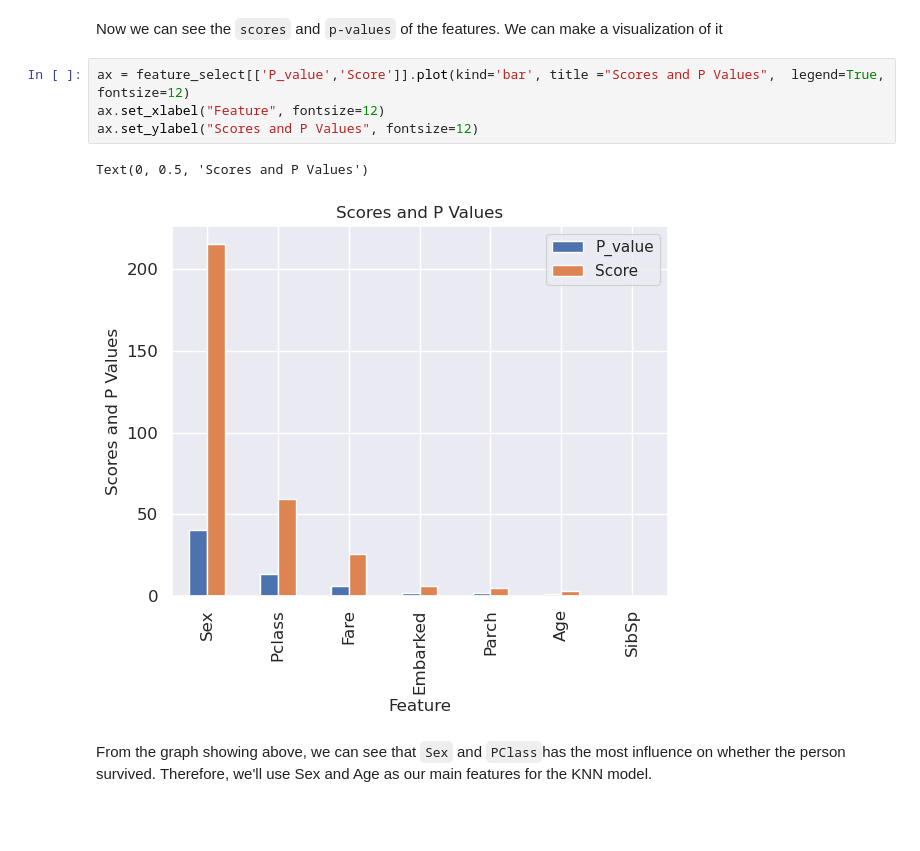
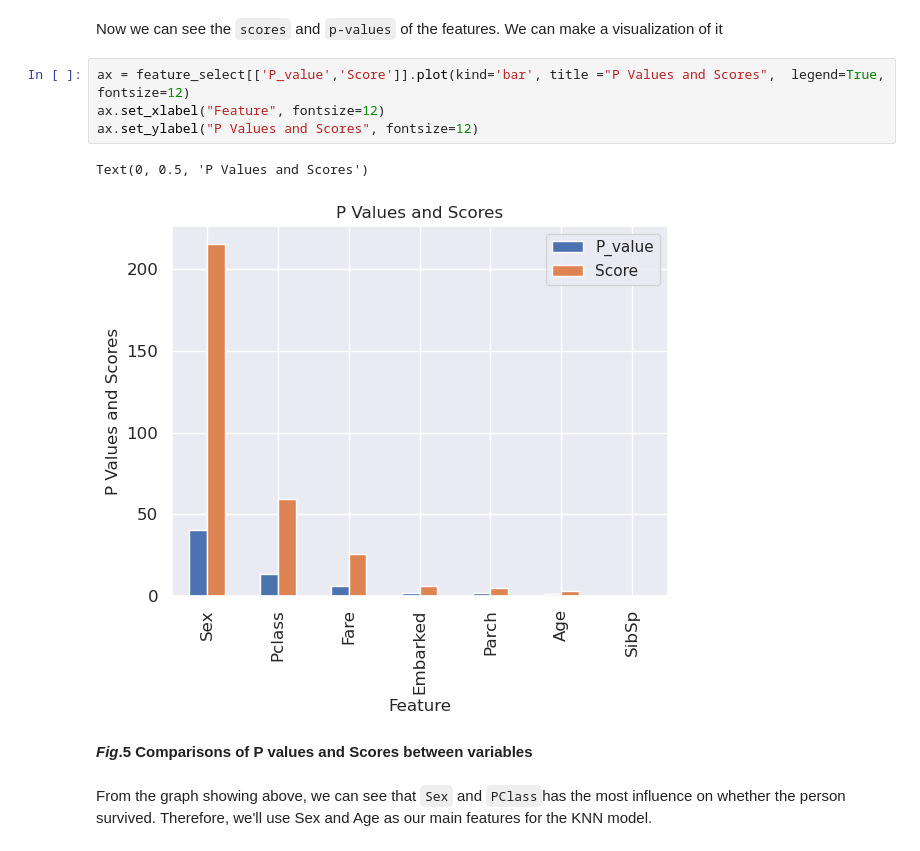
Before and after one commit to ericrkuo/dsci-100-group-12, a Jupyter notebook: report.ipynb, the cells around one changed output. Cells and saved outputs as stored; diff of their text form; blank space fills up the shorter version.

Commit message:
Added figures' titles and the decision boundary plot
needed check whether decision boundary plot is useful

```diff
--- a/report.ipynb
+++ b/report.ipynb
@@ -624,12 +632,14 @@ feature_select
 # %% [markdown]
 Now we can see the `scores` and `p-values` of the features. We can make a visualization of it
 # %%
-ax = feature_select[['P_value','Score']].plot(kind='bar', title ="Scores and P Values",  legend=True, fontsize=12)
+ax = feature_select[['P_value','Score']].plot(kind='bar', title ="P Values and Scores",  legend=True, fontsize=12)
 ax.set_xlabel("Feature", fontsize=12)
-ax.set_ylabel("Scores and P Values", fontsize=12)
+ax.set_ylabel("P Values and Scores", fontsize=12)
 # %% [output]
-Text(0, 0.5, 'Scores and P Values')
+Text(0, 0.5, 'P Values and Scores')
-[figure, old version]
+[figure, new version]
+# %% [markdown]
+***Fig*.5 Comparisons of P values and Scores between variables**
 # %% [markdown]
 From the graph showing above, we can see that `Sex` and `PClass`has the most influence on whether the person survived. Therefore, we'll use Sex and Age as our main features for the KNN model.
 # %% [markdown]
```
Also changed, not shown: parts of 13 cells of this notebook.
